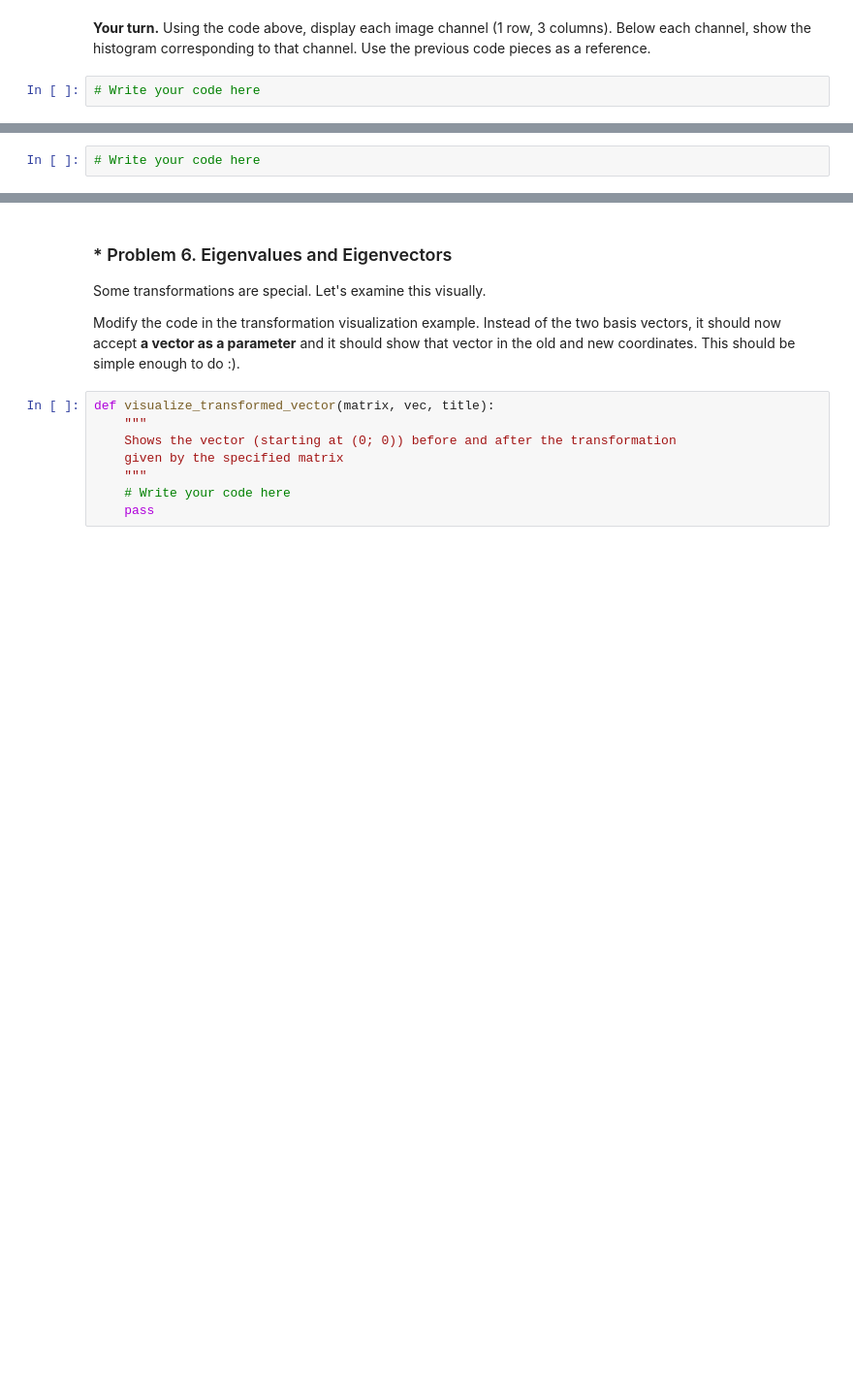
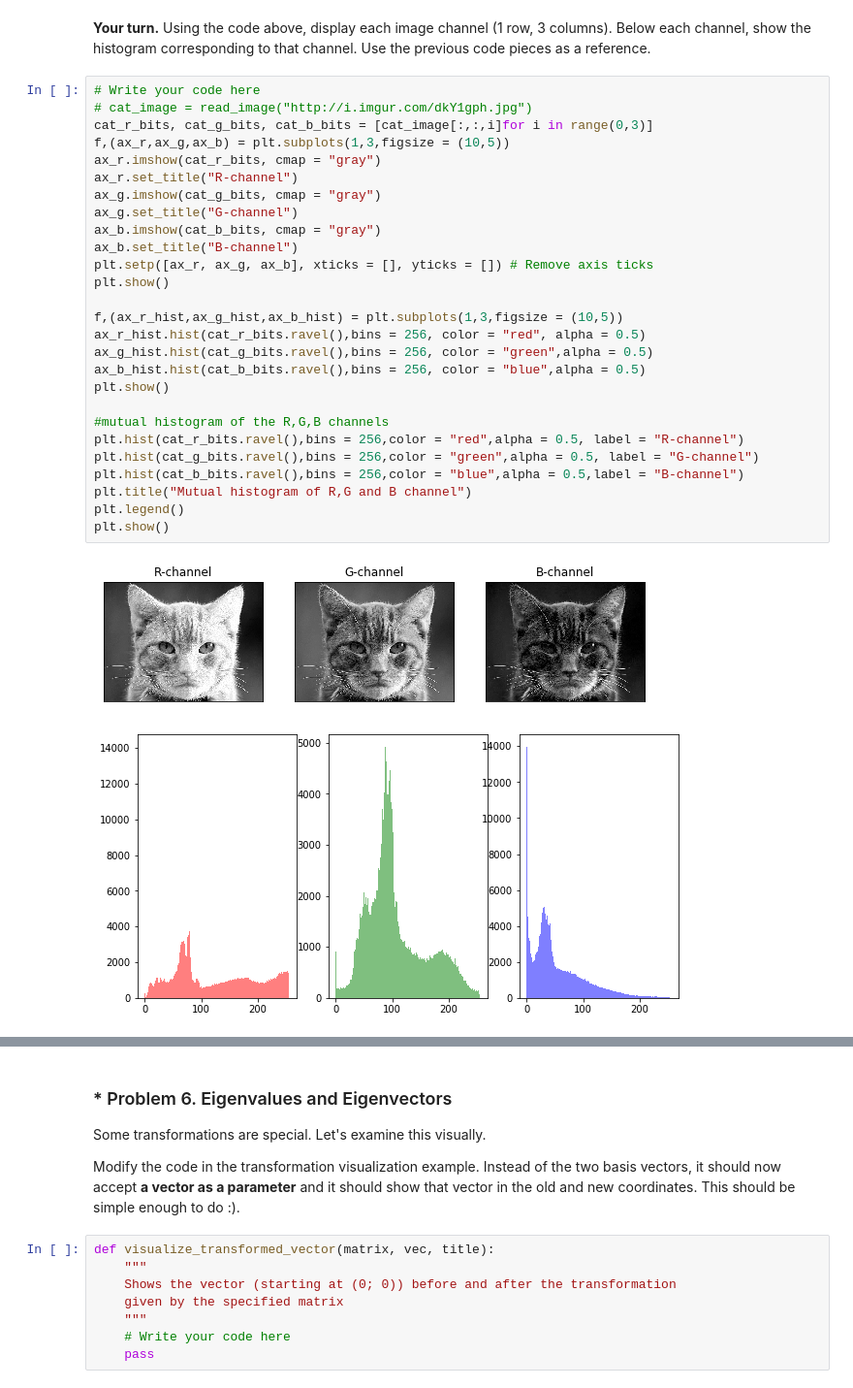
Before and after one commit to ls404/edu_SoftwareUniversity, a Jupyter notebook: 202002_Artiffical_intelligence/202002_math_concepts_for_devs/06. Linear-Algebra-Exercise/Linear Algebra Exercise.ipynb, the cells around one changed output, grey strips where cells are left out. Shown at 97% size. Drawn from its saved outputs; the diff is of its cells as text; blank space fills up the shorter version.

```diff
--- a/202002_Artiffical_intelligence/202002_math_concepts_for_devs/06. Linear-Algebra-Exercise/Linear Algebra Exercise.ipynb
+++ b/202002_Artiffical_intelligence/202002_math_concepts_for_devs/06. Linear-Algebra-Exercise/Linear Algebra Exercise.ipynb
@@ -411,4 +533,32 @@ plt.show()
 # %% [markdown]
 **Your turn.** Using the code above, display each image channel (1 row, 3 columns). Below each channel, show the histogram corresponding to that channel. Use the previous code pieces as a reference.
-# %%
-# Write your code here
+# %%
+# Write your code here
+# cat_image = read_image("http://i.imgur.com/dkY1gph.jpg")
+cat_r_bits, cat_g_bits, cat_b_bits = [cat_image[:,:,i]for i in range(0,3)]
+f,(ax_r,ax_g,ax_b) = plt.subplots(1,3,figsize = (10,5))
+ax_r.imshow(cat_r_bits, cmap = "gray")
+ax_r.set_title("R-channel")
+ax_g.imshow(cat_g_bits, cmap = "gray")
+ax_g.set_title("G-channel")
+ax_b.imshow(cat_b_bits, cmap = "gray")
+ax_b.set_title("B-channel")
+plt.setp([ax_r, ax_g, ax_b], xticks = [], yticks = []) # Remove axis ticks
+plt.show()
+
+f,(ax_r_hist,ax_g_hist,ax_b_hist) = plt.subplots(1,3,figsize = (10,5))
+ax_r_hist.hist(cat_r_bits.ravel(),bins = 256, color = "red", alpha = 0.5)
+ax_g_hist.hist(cat_g_bits.ravel(),bins = 256, color = "green",alpha = 0.5)
+ax_b_hist.hist(cat_b_bits.ravel(),bins = 256, color = "blue",alpha = 0.5)
+plt.show()
+
+#mutual histogram of the R,G,B channels
+plt.hist(cat_r_bits.ravel(),bins = 256,color = "red",alpha = 0.5, label = "R-channel")
+plt.hist(cat_g_bits.ravel(),bins = 256,color = "green",alpha = 0.5, label = "G-channel")
+plt.hist(cat_b_bits.ravel(),bins = 256,color = "blue",alpha = 0.5,label = "B-channel")
+plt.title("Mutual histogram of R,G and B channel")
+plt.legend()
+plt.show()
+# %% [output]
+[figure, added]
+[figure, added]
@@ -440,5 +591,3 @@ Follow [this tutorial](http://www.learnopencv.com/homography-examples-using-open
 **Note:** You can use the `read_image()` function to read the image, and `plt.imshow()` instead of `cv.imshow()`. It's simpler to use `OpenCV` just for finding the perspective correction matrix.
 
 For more information about linear transformations on images in OpenCV, you can have a look at [this tutorial](https://opencv-python-tutroals.readthedocs.io/en/latest/py_tutorials/py_imgproc/py_geometric_transformations/py_geometric_transformations.html#geometric-transformations).
-# %%
-# Write your code here
```
Also changed, not shown: parts of 23 cells of this notebook, 55 other files.
